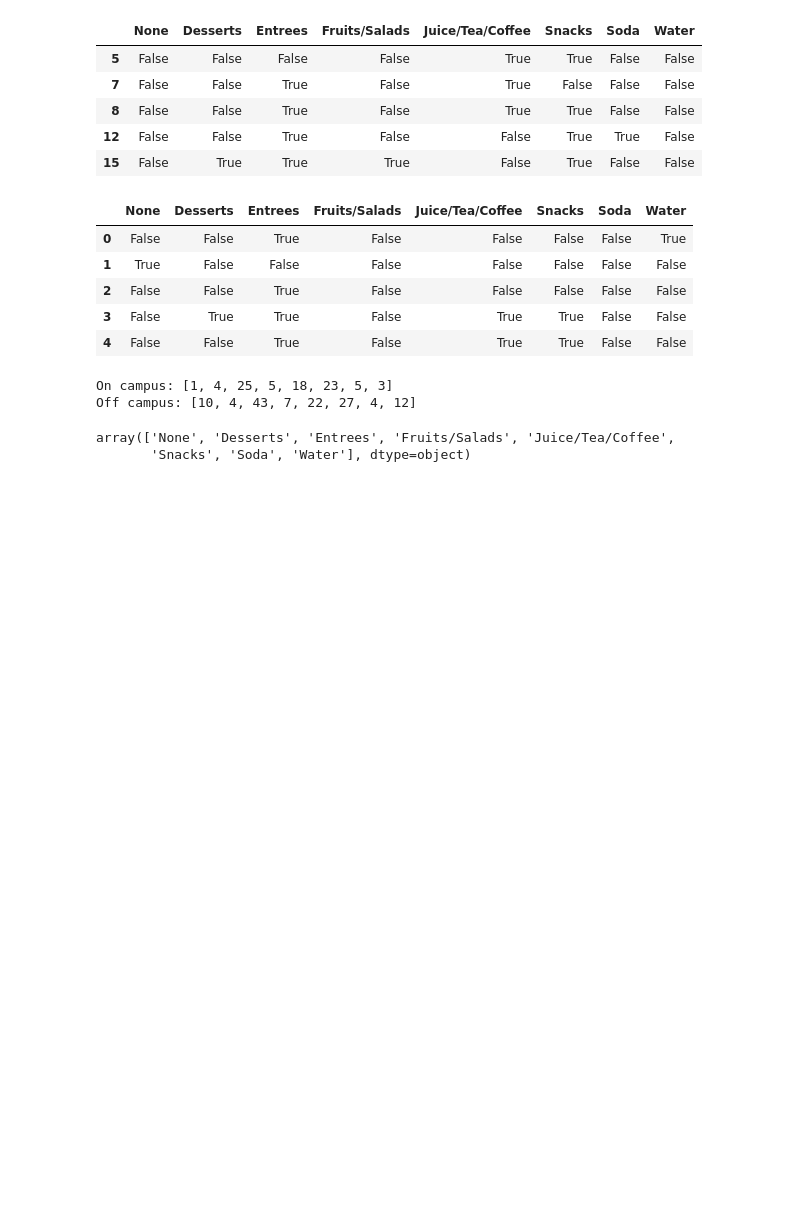
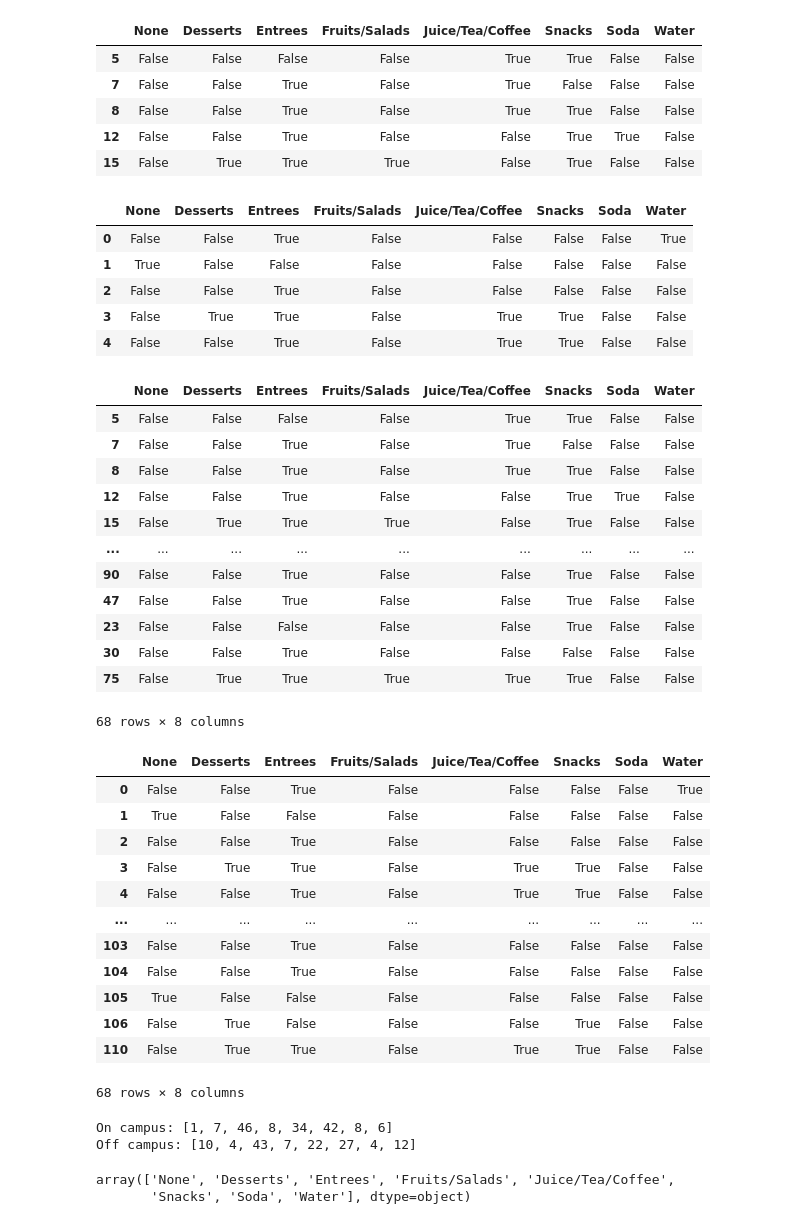
Before and after one commit to PikaSannnnn/cs105minproject, a Jupyter notebook: Stephen.ipynb, the cells around one changed output. Drawn from its saved outputs; the diff is of its cells as text; code cells hidden in the pictures; blank space fills up the shorter version.

```diff
--- a/Stephen.ipynb
+++ b/Stephen.ipynb
@@ -309,13 +310,52 @@ Off Campus: (68, 8)
 | 2 | False | False | True | False | False | False | False | False |
 | 3 | False | True | True | False | True | True | False | False |
 | 4 | False | False | True | False | True | True | False | False |
+# %%
+# Rebalancing data by appending random sample from same dataset
+if np.shape(ls_on_d)[0] <= np.shape(ls_off_d)[0]:
+    dif = np.shape(ls_off_d)[0] - np.shape(ls_on_d)[0]
+    rebalance_df = ls_on_d.sample(dif)
+    ls_on_d = ls_on_d.append(rebalance_df)
+else:
+    dif = np.shape(ls_on_d)[0] - np.shape(ls_off_d)[0]
+    ls_on_d = rebalance_df = ls_off_d.sample(dif)
+
+display(ls_on_d)
+display(ls_off_d)
+# %% [output]
+|  | None | Desserts | Entrees | Fruits/Salads | Juice/Tea/Coffee | Snacks | Soda | Water |
+| 5 | False | False | False | False | True | True | False | False |
+| 7 | False | False | True | False | True | False | False | False |
+| 8 | False | False | True | False | True | True | False | False |
+| 12 | False | False | True | False | False | True | True | False |
+| 15 | False | True | True | True | False | True | False | False |
+| ... | ... | ... | ... | ... | ... | ... | ... | ... |
+| 90 | False | False | True | False | False | True | False | False |
+| 47 | False | False | True | False | False | True | False | False |
+| 23 | False | False | False | False | False | True | False | False |
+| 30 | False | False | True | False | False | False | False | False |
+| 75 | False | True | True | True | True | True | False | False |
+68 rows × 8 columns
+|  | None | Desserts | Entrees | Fruits/Salads | Juice/Tea/Coffee | Snacks | Soda | Water |
+| 0 | False | False | True | False | False | False | False | True |
+| 1 | True | False | False | False | False | False | False | False |
+| 2 | False | False | True | False | False | False | False | False |
+| 3 | False | True | True | False | True | True | False | False |
+| 4 | False | False | True | False | True | True | False | False |
+| ... | ... | ... | ... | ... | ... | ... | ... | ... |
+| 103 | False | False | True | False | False | False | False | False |
+| 104 | False | False | True | False | False | False | False | False |
+| 105 | True | False | False | False | False | False | False | False |
+| 106 | False | True | False | False | False | True | False | False |
+| 110 | False | True | True | False | True | True | False | False |
+68 rows × 8 columns
 # %%
 ls_on_s = list(ls_on_d.sum())
 ls_off_s = list(ls_off_d.sum())
 print(f"On campus: {ls_on_s}")
 print(f"Off campus: {ls_off_s}")
 # %% [output]
-On campus: [1, 4, 25, 5, 18, 23, 5, 3]
+On campus: [1, 7, 46, 8, 34, 42, 8, 6]
 Off campus: [10, 4, 43, 7, 22, 27, 4, 12]
 # %%
 spider_categories = live_sit.columns.values[2:]
```
Also changed, not shown: parts of 2 cells of this notebook.
